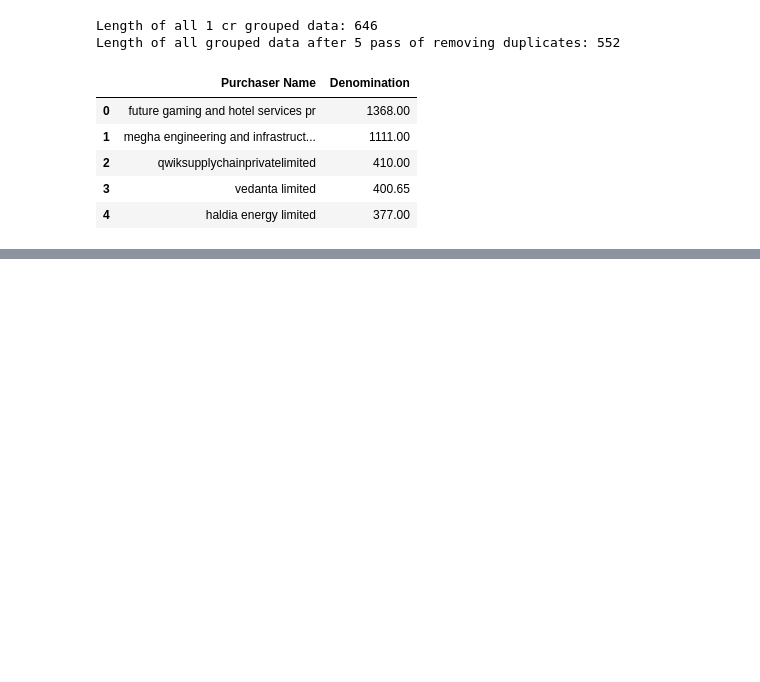
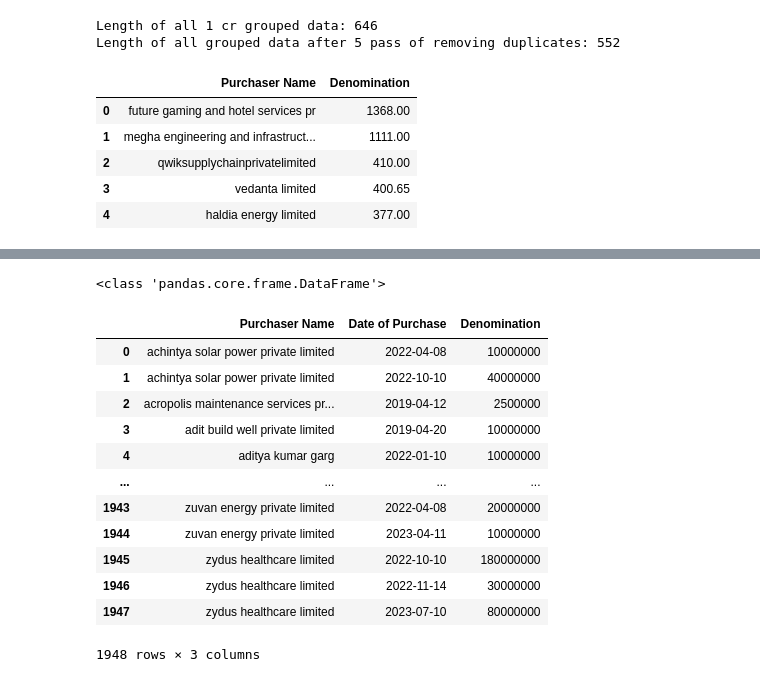
Before and after one commit to neerajgoyal12/electoral_bonds, a Jupyter notebook: notebook.ipynb, the cells around one changed output, grey strips where cells are left out. Cells and saved outputs as stored; diff of their text form; code cells hidden in the pictures; blank space fills up the shorter version.

```diff
--- a/notebook.ipynb
+++ b/notebook.ipynb
@@ -333,0 +364,7 @@ all_clean_data.to_csv('1-crore-donar-electoral-bonds.csv')
+# %%
+combined_df_2 = pd.read_csv('0_all_data.csv', index_col=[0])
+# %%
+combined_df_2.drop(['index'], axis=1, inplace=True)
+print(combined_df_2.columns.tolist())
+# combined_df_2.drop(['index'], axis=1, inplace=True)
+combined_df_2.head()
@@ -333,0 +380,27 @@ all_clean_data.to_csv('1-crore-donar-electoral-bonds.csv')
+# %%
+combined_df_2.to_csv('0_all_data.csv', index=None)
+dstr = 'Date of Purchase'
+pnstr = 'Purchaser Name'
+denostr = 'Denomination'
+# %%
+a = combined_df_2.groupby([pnstr, dstr], as_index=False).sum()
+a.head()
+print(type(a))
+# %% [output]
+<class 'pandas.core.frame.DataFrame'>
+# %%
+a.tail()
+# %% [output]
+|  | Purchaser Name | Date of Purchase | Denomination |
+| 0 | achintya solar power private limited | 2022-04-08 | 10000000 |
+| 1 | achintya solar power private limited | 2022-10-10 | 40000000 |
+| 2 | acropolis maintenance services pr... | 2019-04-12 | 2500000 |
+| 3 | adit build well private limited | 2019-04-20 | 10000000 |
+| 4 | aditya kumar garg | 2022-01-10 | 10000000 |
+| ... | ... | ... | ... |
+| 1943 | zuvan energy private limited | 2022-04-08 | 20000000 |
+| 1944 | zuvan energy private limited | 2023-04-11 | 10000000 |
+| 1945 | zydus healthcare limited | 2022-10-10 | 180000000 |
+| 1946 | zydus healthcare limited | 2022-11-14 | 30000000 |
+| 1947 | zydus healthcare limited | 2023-07-10 | 80000000 |
+1948 rows × 3 columns
```
Also changed, not shown: parts of 16 cells of this notebook.
